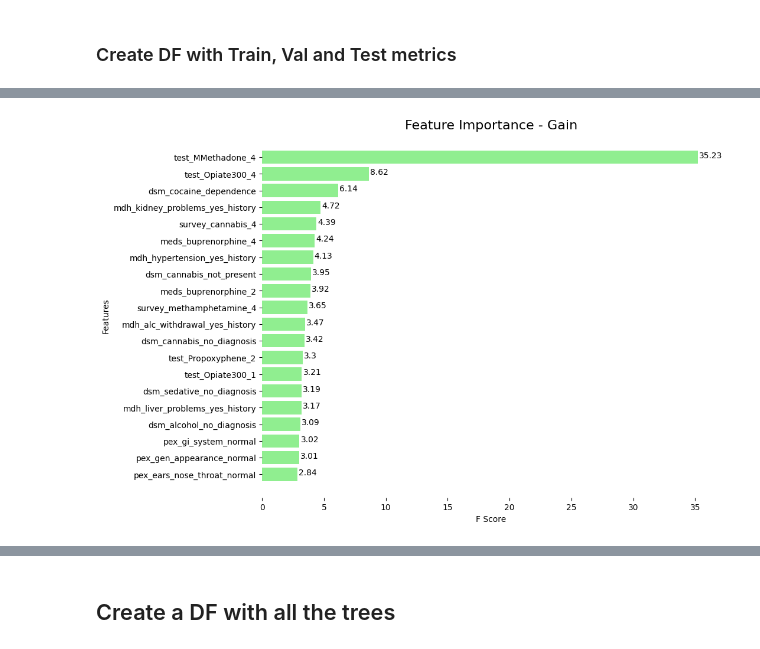
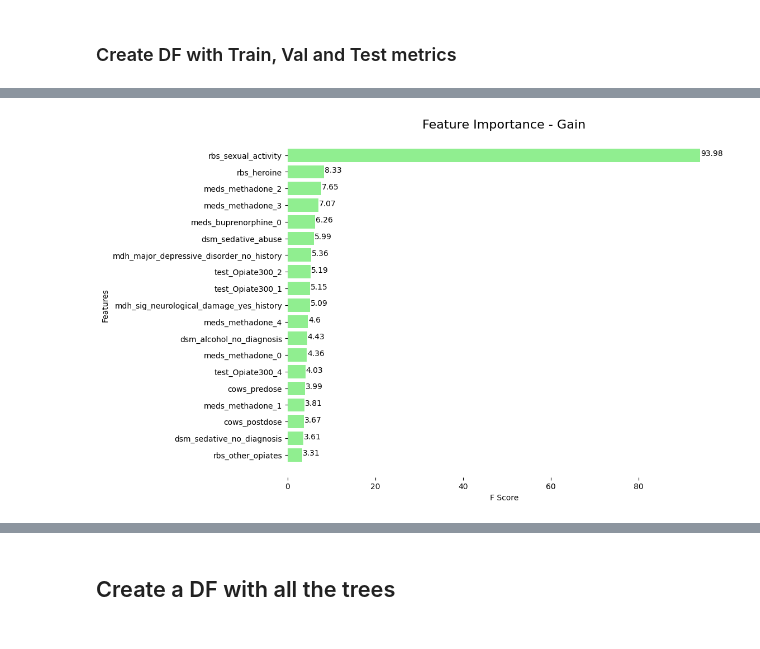
Before and after one commit to DanHerman212/precision_medicine, a Jupyter notebook: code/4_data_modeling.ipynb, the cells around one changed output, grey strips where cells are left out. Drawn from its saved outputs; the diff is of its cells as text; code cells hidden in the pictures.

```diff
--- a/code/4_data_modeling.ipynb
+++ b/code/4_data_modeling.ipynb
@@ -116,19 +118,17 @@ Shape of tests DataFrame: (769, 2)
 # %% [markdown]
 ## Create Dataframe for Baseline Numeric Predictors
 # %%
-# attendance data, included up to week 4
-#rsa = data[[col for col in data.columns if 'rsa' in col]].iloc[:, :5]
+# medication data, included up to week 4
+group = 'meds_'
+meds = data[[col for col in data.columns if group in col]].iloc[:, :10]
 
-# medication data, included up to week 4
-group = 'meds_buprenorphine'
-meds = data[[col for col in data.columns if group in col]].iloc[:, :5]
-
-# clinical opiate withdrawal scale -  included for baseline and week 0
+# clinical opiate withdrawal scale -  included for assessment
 cows = data[[col for col in data.columns if 'cows' in col]]
 
-# create dataframe with numeric features
-num_df = pd.concat([tests, surveys, meds, cows], axis=1)
+# rbs - risk behavior survey data
+rbs = data[[col for col in data.columns if 'rbs' in col]]
 
-print('Shape of numeric dataframe',num_df.shape)
-display(num_df)
+# combine all the dataframes
+num_df = pd.concat([tests, surveys, meds, cows, rbs], axis=1)
+print('Shape of numeric dataframe after feature selection:', num_df.shape)
 # %% [output]
@@ -199,7 +168,6 @@ There is a 0 value in `dem_gender` in 3 rows, we will delete them<br>
 # %%
-# one hot encode cat_df
-cat_df = pd.get_dummies(cat_df, drop_first=True, dtype=float)
+# one hot encode cat df
+cat_df = pd.get_dummies(cat_df, drop_first=True, dtype=int)
 
-print(cat_df.shape)
-display(cat_df)
+cat_df
 # %% [output]
@@ -230,7 +191,7 @@ top_features_df = data[[col for col in data.columns if col in top_features['feat
 dropout = data['dropout']
 
 # merge
-new_data = pd.concat([num_df, cat_df, top_features_df, dropout], axis=1)
+new_data = pd.concat([num_df, cat_df, dropout], axis=1)
 
 print('Shape of new datframe:',new_data.shape)
 display(new_data)
@@ -271,8 +223,8 @@ import numpy as np
 # create train, test and eval set
 from fast_ml.model_development import train_valid_test_split
 train = 0.7
-test = 0.2
-validation = 0.1
+test = 0.15
+validation = 0.15
 X_train, y_train, X_val, y_val, X_test, y_test = train_valid_test_split(new_data,
                       target='dropout',
                       train_size=train,
@@ -437,36 +389,37 @@ model = grid_auc.best_estimator_
 
 metric='gain'
 plot = metric.capitalize().replace('_g', ' G')
+#f = 19  # Number of features to plot
 
 # Get feature importances and round them
 importances = model.get_booster().get_score(importance_type=metric)
 importances_rounded = {k: round(v, 2) for k, v in importances.items()}
 
 # Sort features by importance
-sorted_importances = sorted(importances_rounded.items(), key=lambda x: x[1], reverse=True)[:20]
+sorted_importances = sorted(importances_rounded.items(), key=lambda x: x[1], reverse=True)[:19]
 
 # Separate keys and values for plotting
 features, scores = zip(*sorted_importances)
 
 # Plot
 plt.figure(figsize=(10, 8))
 plt.barh(range(len(scores)), scores, color='lightgreen')
 plt.yticks(range(len(scores)), features)
 plt.xlabel('F Score')
 plt.ylabel('Features')
 # annotate the values over the bars
 for i, v in enumerate(scores):
     plt.text(v + 0.1, i - 0.1, str(v), color='black', va='center')
 plt.title(f'Feature Importance - {plot}', fontsize=16)
 plt.gca().invert_yaxis()  # Invert y-axis to have the most important feature on top
 # remove borders
 plt.gca().spines['top'].set_visible(False)
 plt.gca().spines['right'].set_visible(False)
 plt.gca().spines['left'].set_visible(False)
 plt.gca().spines['bottom'].set_visible(False)
 plt.show()
 # %% [output]
-[figure, old version]
+[figure, new version]
 # %%
 # show the first element of all rows in the tuple
 features = [x[0] for x in sorted_importances]
```
Also changed, not shown: parts of 52 cells of this notebook, 13 other files.
